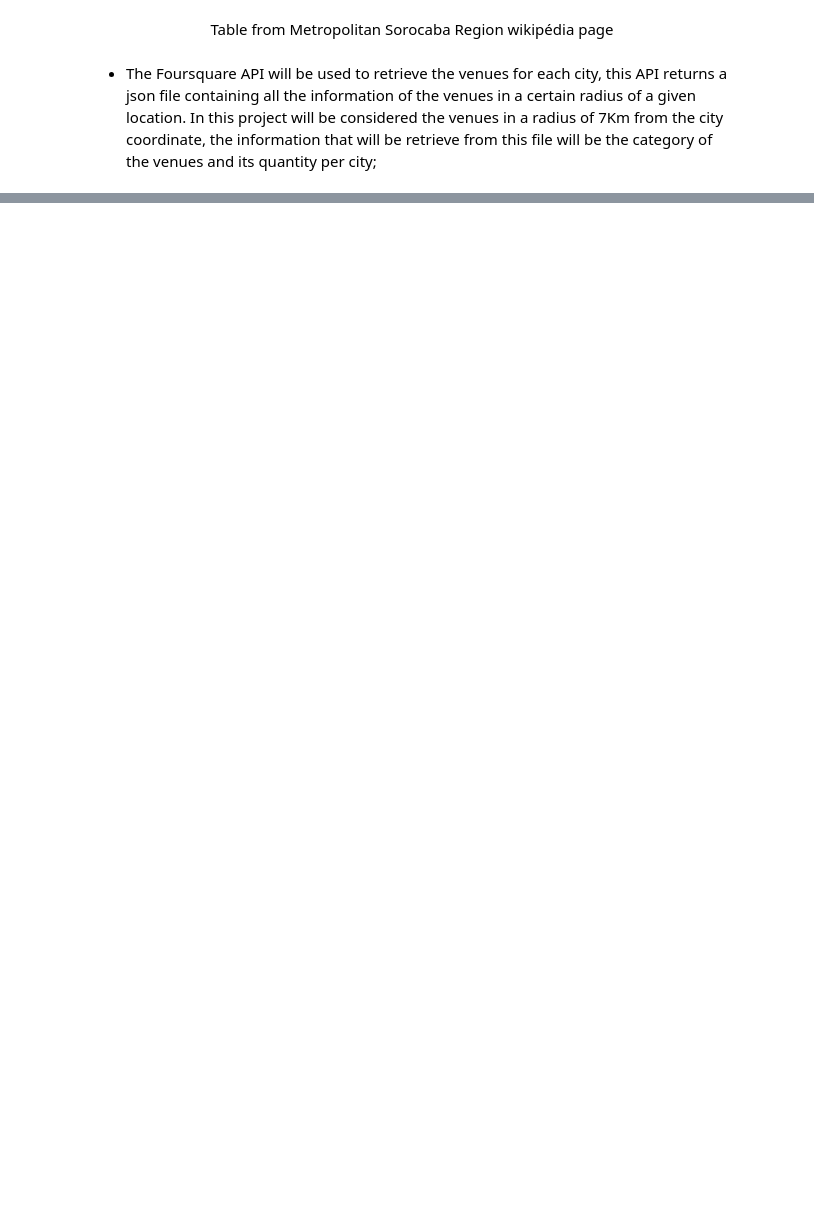
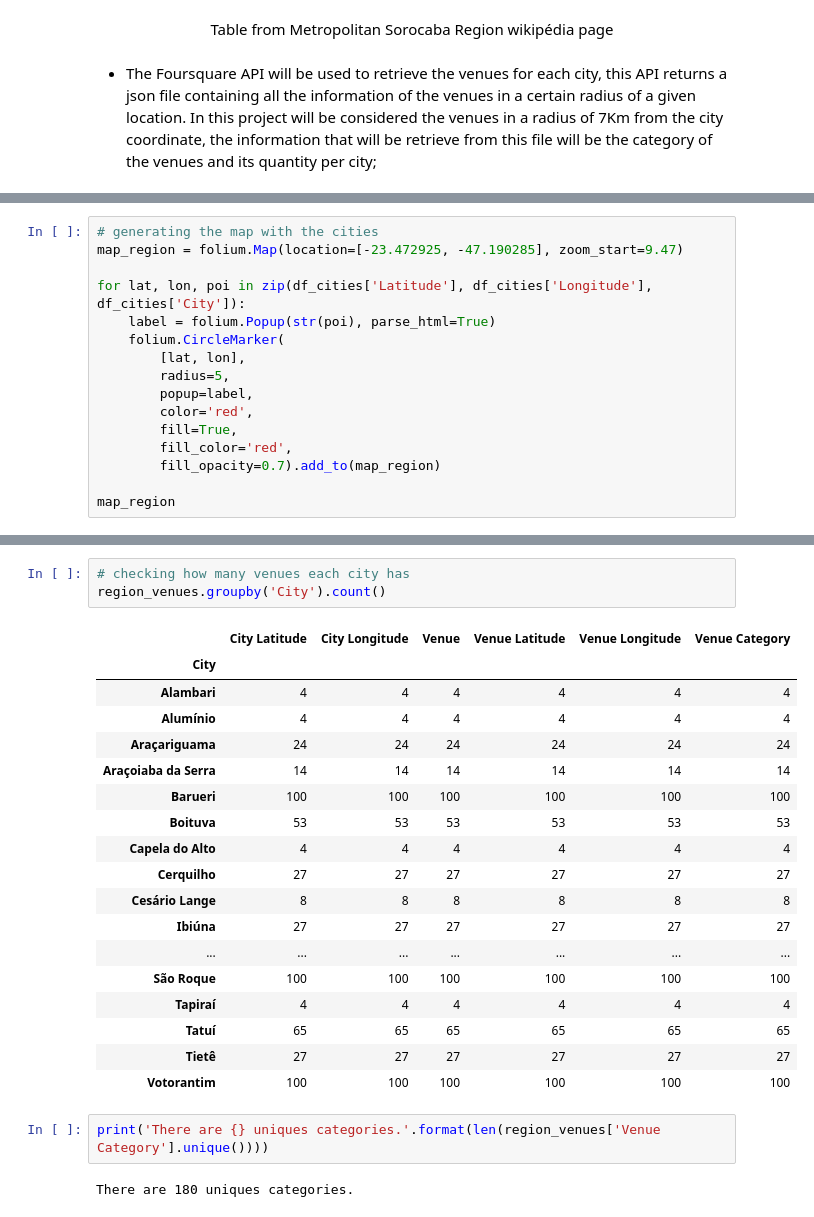
Before and after one commit to flyfun268/Coursera_Capstone, a Jupyter notebook: Similar cities to Barueri in Sorocaba region.ipynb, the cells around one changed output, grey strips where cells are left out. Saved outputs shown, nothing was run; the diff lists cells and outputs as text; blank space fills up the shorter version.

```diff
--- a/Similar cities to Barueri in Sorocaba region.ipynb
+++ b/Similar cities to Barueri in Sorocaba region.ipynb
@@ -24,0 +246,16 @@ To find out the most similar cities to Barueri in Sorocaba region will be used t
+# %%
+# generating the map with the cities
+map_region = folium.Map(location=[-23.472925, -47.190285], zoom_start=9.47)
+
+for lat, lon, poi in zip(df_cities['Latitude'], df_cities['Longitude'], df_cities['City']):
+    label = folium.Popup(str(poi), parse_html=True)
+    folium.CircleMarker(
+        [lat, lon],
+        radius=5,
+        popup=label,
+        color='red',
+        fill=True,
+        fill_color='red',
+        fill_opacity=0.7).add_to(map_region)
+
+map_region
@@ -24,0 +333,26 @@ To find out the most similar cities to Barueri in Sorocaba region will be used t
+# %%
+# checking how many venues each city has
+region_venues.groupby('City').count()
+# %% [output]
+|  | City Latitude | City Longitude | Venue | Venue Latitude | Venue Longitude | Venue Category |
+| City |  |  |  |  |  |  |
+| Alambari | 4 | 4 | 4 | 4 | 4 | 4 |
+| Alumínio | 4 | 4 | 4 | 4 | 4 | 4 |
+| Araçariguama | 24 | 24 | 24 | 24 | 24 | 24 |
+| Araçoiaba da Serra | 14 | 14 | 14 | 14 | 14 | 14 |
+| Barueri | 100 | 100 | 100 | 100 | 100 | 100 |
+| Boituva | 53 | 53 | 53 | 53 | 53 | 53 |
+| Capela do Alto | 4 | 4 | 4 | 4 | 4 | 4 |
+| Cerquilho | 27 | 27 | 27 | 27 | 27 | 27 |
+| Cesário Lange | 8 | 8 | 8 | 8 | 8 | 8 |
+| Ibiúna | 27 | 27 | 27 | 27 | 27 | 27 |
+| ... | ... | ... | ... | ... | ... | ... |
+| São Roque | 100 | 100 | 100 | 100 | 100 | 100 |
+| Tapiraí | 4 | 4 | 4 | 4 | 4 | 4 |
+| Tatuí | 65 | 65 | 65 | 65 | 65 | 65 |
+| Tietê | 27 | 27 | 27 | 27 | 27 | 27 |
+| Votorantim | 100 | 100 | 100 | 100 | 100 | 100 |
+# %%
+print('There are {} uniques categories.'.format(len(region_venues['Venue Category'].unique())))
+# %% [output]
+There are 180 uniques categories.
```
Also changed, not shown: parts of 22 cells of this notebook.
